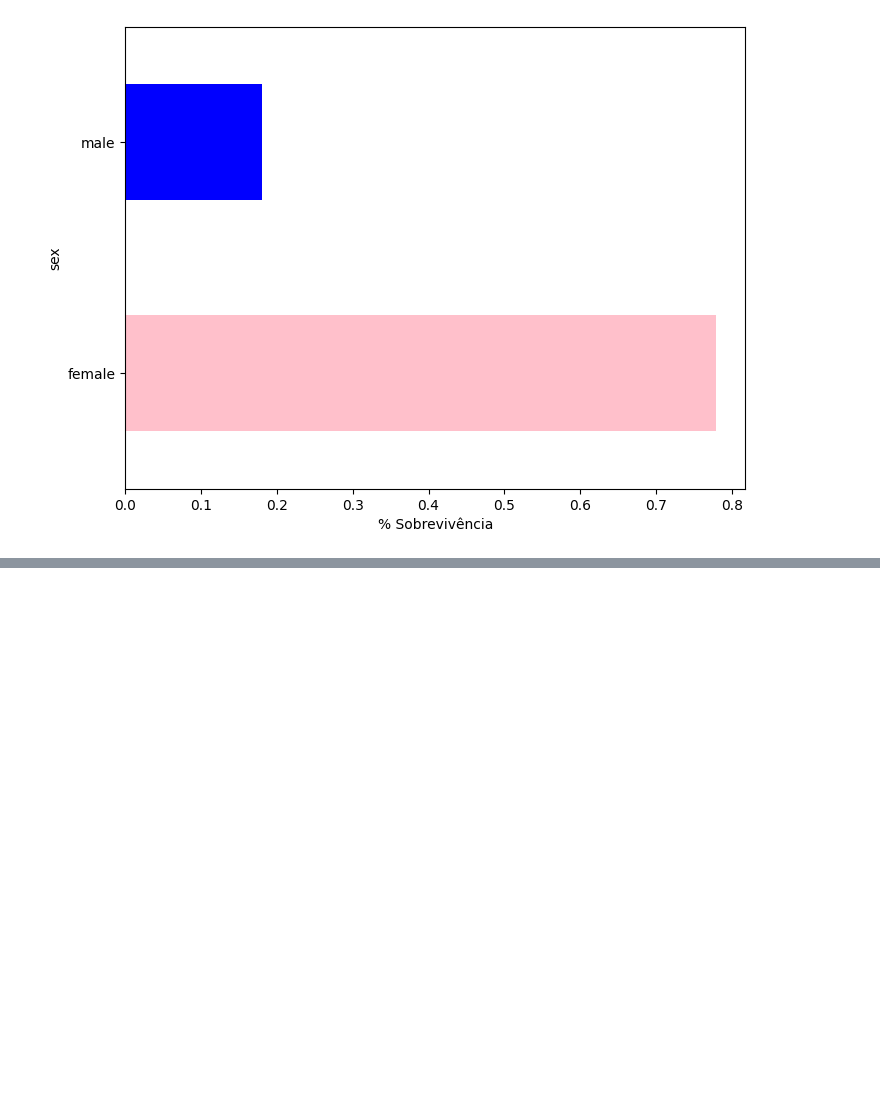
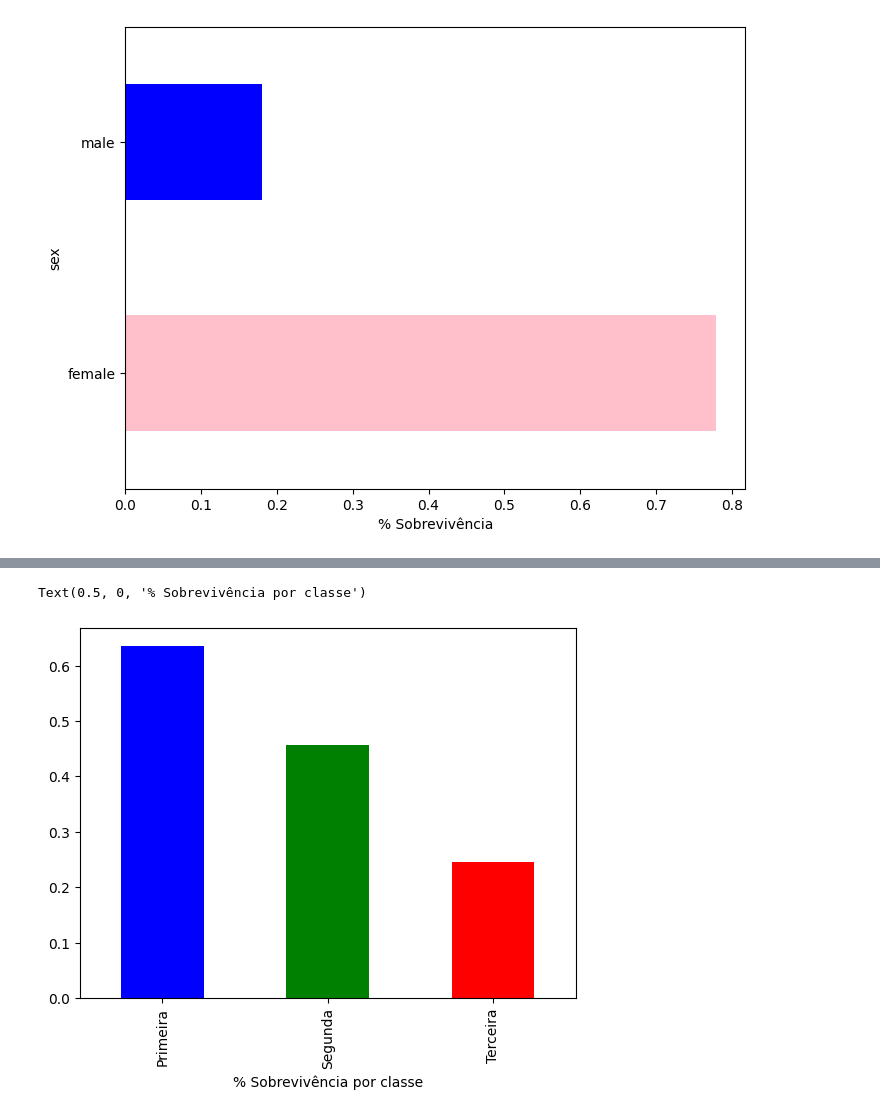
Before and after one commit to ThFaro/titanicChallenge, a Jupyter notebook: Desafio.ipynb, the cells around one changed output, grey strips where cells are left out. Drawn from its saved outputs; the diff is of its cells as text; code cells hidden in the pictures; blank space fills up the shorter version.

```diff
--- a/Desafio.ipynb
+++ b/Desafio.ipynb
@@ -205,0 +205,6 @@ KeyError: 'Column not found: survived'
+# %%
+dftrain['class'] = dftrain['class'].replace({'First': 'Primeira', 'Second': 'Segunda', 'Third': 'Terceira'})
+pd.concat([dftrain, y_train], axis=1).groupby('class').survived.mean().plot(kind='bar', color=['blue', 'green', 'red']).set_xlabel('% Sobrevivência por classe')
+# %% [output]
+Text(0.5, 0, '% Sobrevivência por classe')
+[figure, added]
```
Also changed, not shown: parts of 14 cells of this notebook.
